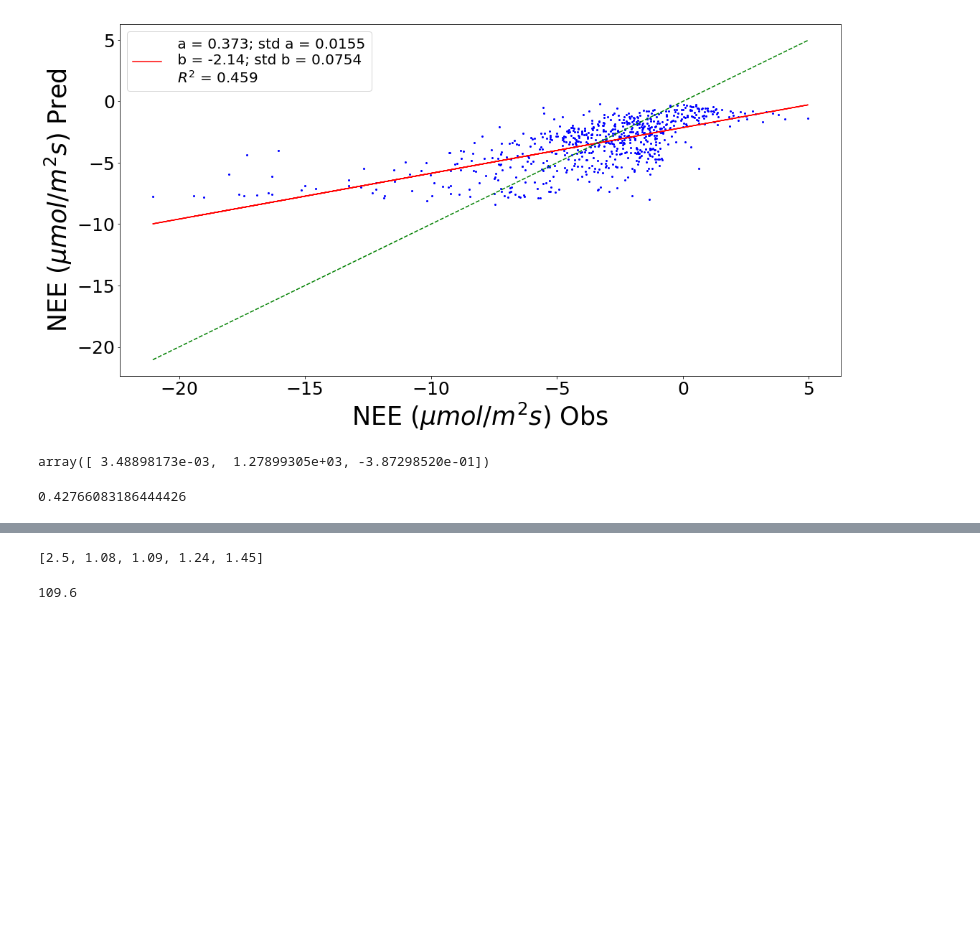
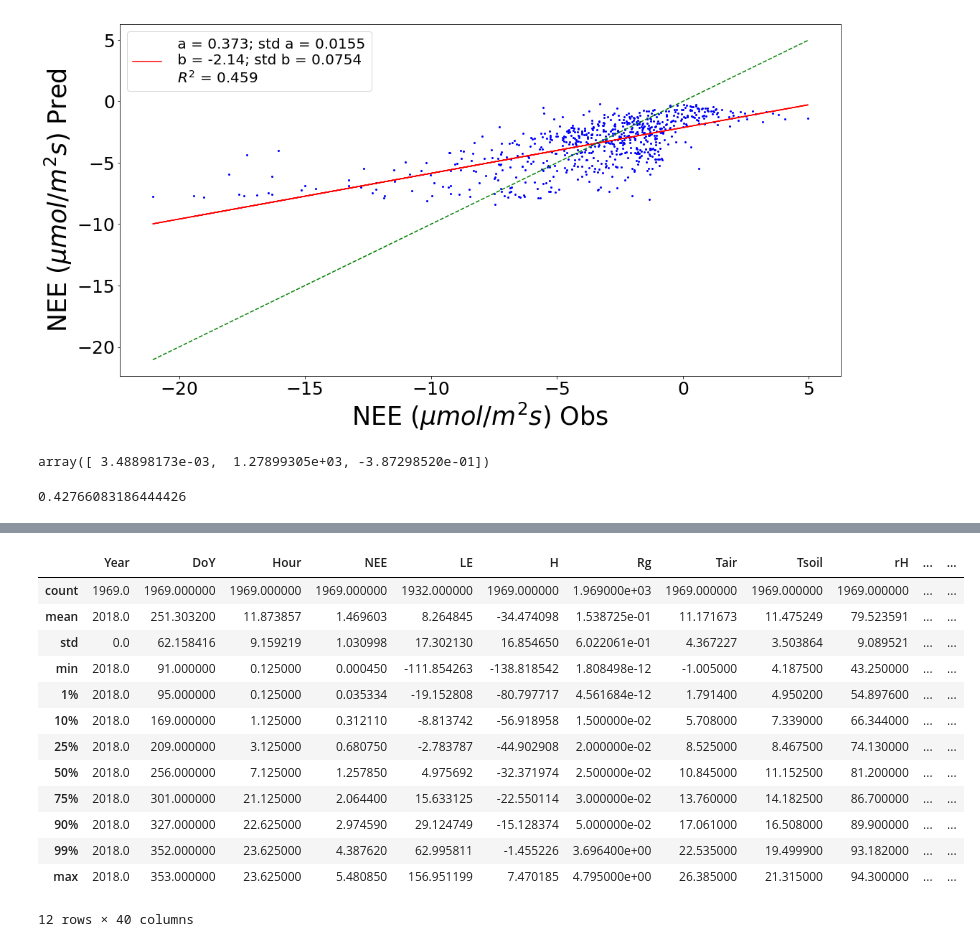
Before and after one commit to Nahu-11/Tesis, a Jupyter notebook: New scripts/Spielmann.ipynb, the cells around one changed output, grey strips where cells are left out. Drawn from its saved outputs; the diff is of its cells as text; code cells hidden in the pictures; blank space fills up the shorter version.

```diff
--- a/New scripts/Spielmann.ipynb
+++ b/New scripts/Spielmann.ipynb
@@ -388,8 +307,24 @@ diff
-# %%
-nocturna_bim
-# %% [output]
-[2.5, 1.08, 1.09, 1.24, 1.45]
-# %%
-100*(2.5--0.24)/2.5
-# %% [output]
-109.6
+# %%
+datos_nocturnos = datos[(datos['Rg'] < 5)
+                      & (datos['Ustar'] > 0.14167)
+                      & (datos['NEE'] >= 0)
+                      & pd.notna(datos['NEE'])
+                      & (datos['Error porcent'] < 40)
+                      & (datos['Error'] < 0.5)
+                     ]
+datos_nocturnos.describe([0.01, 0.1, 0.25, 0.5, 0.75, 0.9, 0.99])
+# %% [output]
+|  | Year | DoY | Hour | NEE | LE | H | Rg | Tair | Tsoil | rH | ... | ... |
+| count | 1969.0 | 1969.000000 | 1969.000000 | 1969.000000 | 1932.000000 | 1969.000000 | 1.969000e+03 | 1969.000000 | 1969.000000 | 1969.000000 | ... | ... |
+| mean | 2018.0 | 251.303200 | 11.873857 | 1.469603 | 8.264845 | -34.474098 | 1.538725e-01 | 11.171673 | 11.475249 | 79.523591 | ... | ... |
+| std | 0.0 | 62.158416 | 9.159219 | 1.030998 | 17.302130 | 16.854650 | 6.022061e-01 | 4.367227 | 3.503864 | 9.089521 | ... | ... |
+| min | 2018.0 | 91.000000 | 0.125000 | 0.000450 | -111.854263 | -138.818542 | 1.808498e-12 | -1.005000 | 4.187500 | 43.250000 | ... | ... |
+| 1% | 2018.0 | 95.000000 | 0.125000 | 0.035334 | -19.152808 | -80.797717 | 4.561684e-12 | 1.791400 | 4.950200 | 54.897600 | ... | ... |
+| 10% | 2018.0 | 169.000000 | 1.125000 | 0.312110 | -8.813742 | -56.918958 | 1.500000e-02 | 5.708000 | 7.339000 | 66.344000 | ... | ... |
+| 25% | 2018.0 | 209.000000 | 3.125000 | 0.680750 | -2.783787 | -44.902908 | 2.000000e-02 | 8.525000 | 8.467500 | 74.130000 | ... | ... |
+| 50% | 2018.0 | 256.000000 | 7.125000 | 1.257850 | 4.975692 | -32.371974 | 2.500000e-02 | 10.845000 | 11.152500 | 81.200000 | ... | ... |
+| 75% | 2018.0 | 301.000000 | 21.125000 | 2.064400 | 15.633125 | -22.550114 | 3.000000e-02 | 13.760000 | 14.182500 | 86.700000 | ... | ... |
+| 90% | 2018.0 | 327.000000 | 22.625000 | 2.974590 | 29.124749 | -15.128374 | 5.000000e-02 | 17.061000 | 16.508000 | 89.900000 | ... | ... |
+| 99% | 2018.0 | 352.000000 | 23.625000 | 4.387620 | 62.995811 | -1.455226 | 3.696400e+00 | 22.535000 | 19.499900 | 93.182000 | ... | ... |
+| max | 2018.0 | 353.000000 | 23.625000 | 5.480850 | 156.951199 | 7.470185 | 4.795000e+00 | 26.385000 | 21.315000 | 94.300000 | ... | ... |
+12 rows × 40 columns
```
Also changed, not shown: parts of 27 cells of this notebook.
